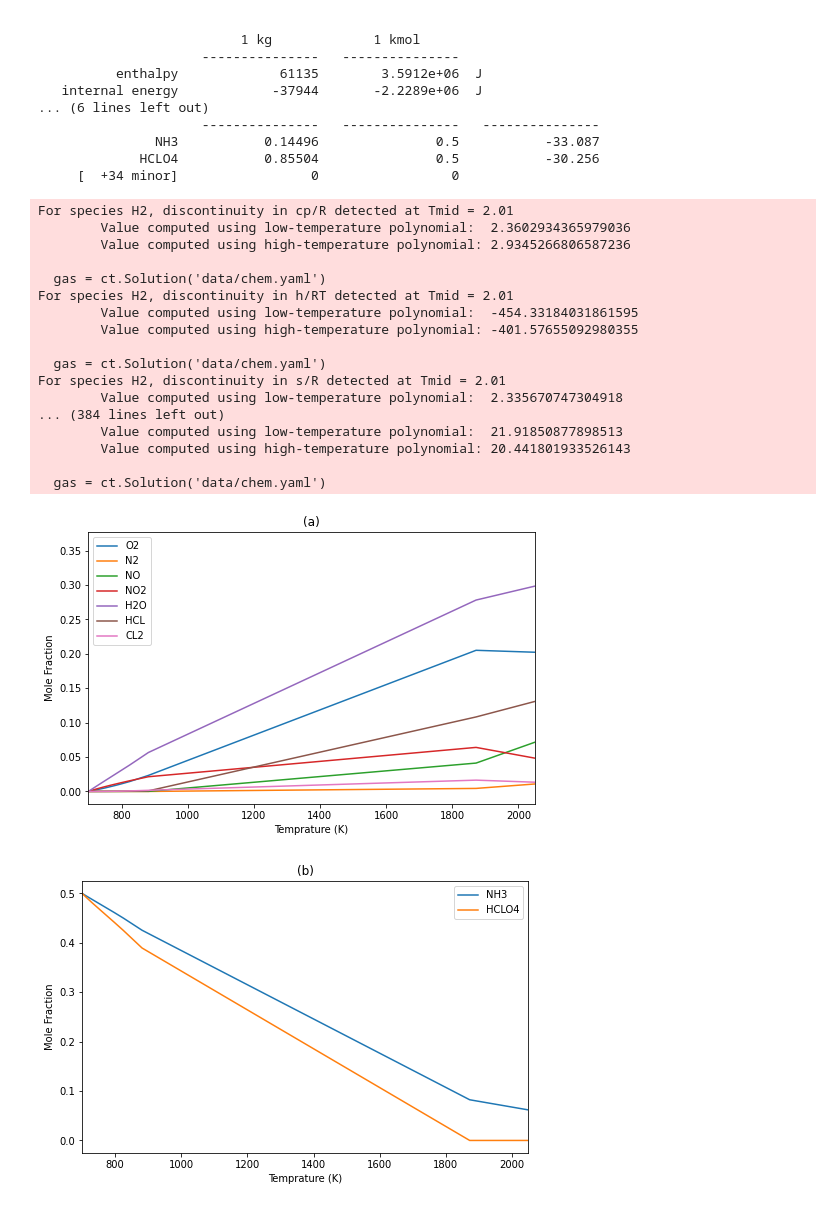
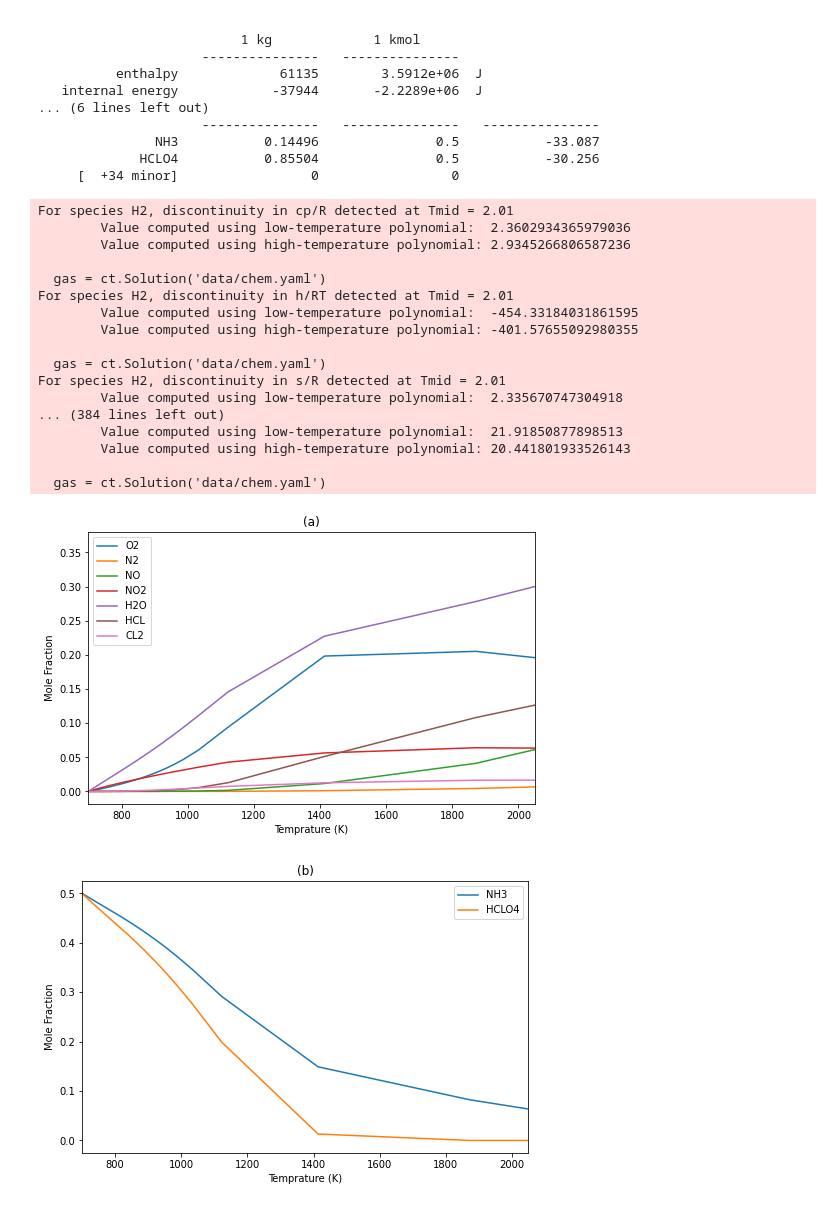
Before and after one commit to tahzeer/solid-rocket-model, a Jupyter notebook: code/model/multiple-step-model/test1.ipynb, the cells around one changed output. Cells and saved outputs as stored; diff of their text form; code cells hidden in the pictures.

```diff
--- a/code/model/multiple-step-model/test1.ipynb
+++ b/code/model/multiple-step-model/test1.ipynb
@@ -67,7 +67,7 @@ r = ct.IdealGasConstPressureReactor(gas)
 sim = ct.ReactorNet([r])
 
 # Set the time step
-time_step = 1e-5  # seconds
+time_step = 1e-6  # seconds
 
 # Initialize arrays to store the time and temperature
 time = []
@@ -77,7 +77,7 @@ temp = []
 X = {name: [] for name in gas.species_names}
 
 # Run the simulation for a certain number of steps
-for n in range(10000):
+for n in range(100000):
     time.append(sim.time)
     temp.append(gas.T)
     for name in gas.species_names:
@@ -105,32 +105,32 @@ plt.show()
 plt.figure(figsize=(8, 5))
 
 for name in ['NH3', 'HCLO4']:
     plt.plot(temp, X[name], label=name)
     plt.title('(b)')
     plt.xlabel('Temprature (K)')
     plt.ylabel('Mole Fraction')
     plt.legend()
     plt.xlim(700, 2050)
 
 plt.show()
 # Limit the x-axis (temperature) from 700 to 1200 K
 # %% [output]
 For species H2, discontinuity in cp/R detected at Tmid = 2.01
         Value computed using low-temperature polynomial:  2.3602934365979036
         Value computed using high-temperature polynomial: 2.9345266806587236
 
   gas = ct.Solution('data/chem.yaml')
 For species H2, discontinuity in h/RT detected at Tmid = 2.01
         Value computed using low-temperature polynomial:  -454.33184031861595
         Value computed using high-temperature polynomial: -401.57655092980355
 
   gas = ct.Solution('data/chem.yaml')
 For species H2, discontinuity in s/R detected at Tmid = 2.01
         Value computed using low-temperature polynomial:  2.335670747304918
 ... (384 lines left out)
         Value computed using low-temperature polynomial:  21.91850877898513
         Value computed using high-temperature polynomial: 20.441801933526143
 
   gas = ct.Solution('data/chem.yaml')
-[figure, old version]
+[figure, new version]
-[figure, old version]
+[figure, new version]
```
Also changed, not shown: parts of 1 cell of this notebook.
